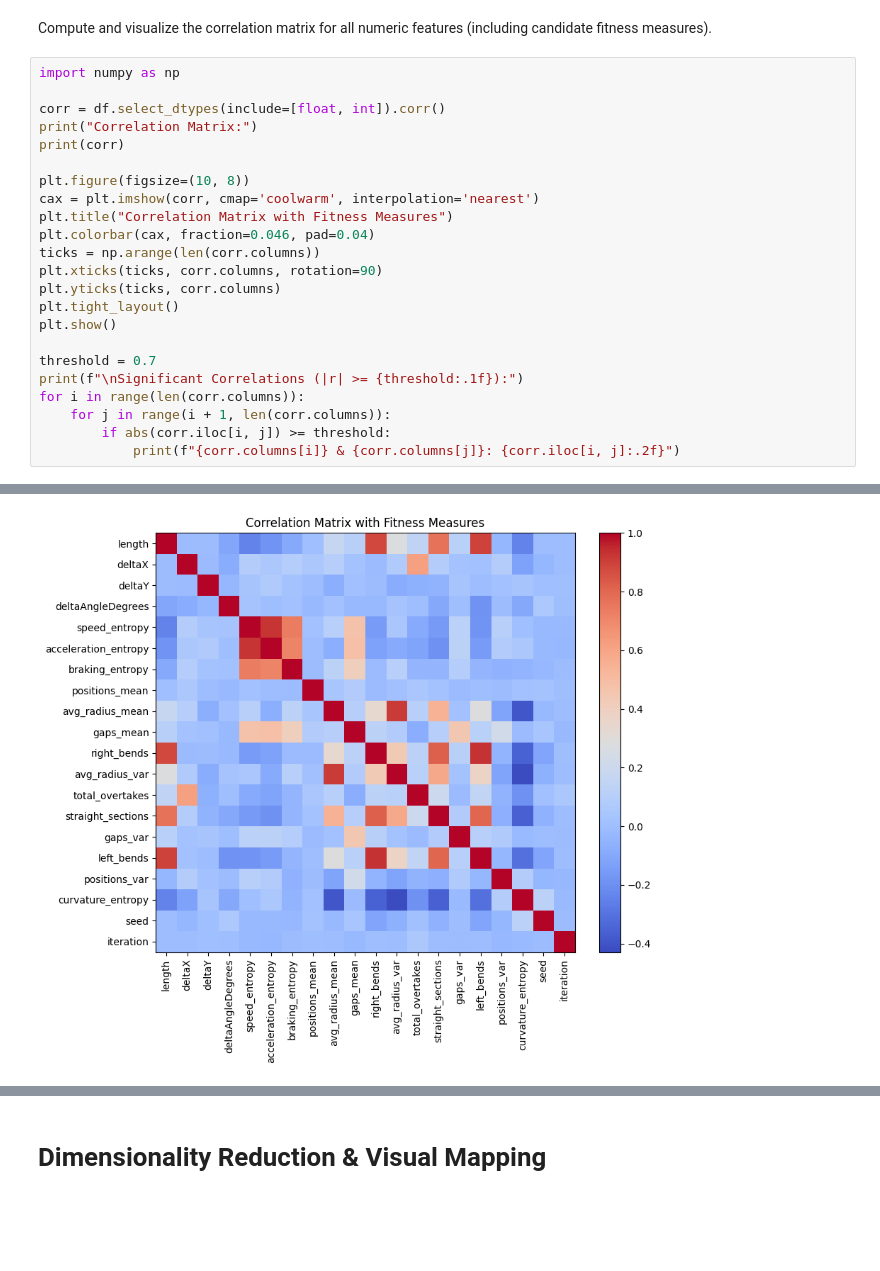
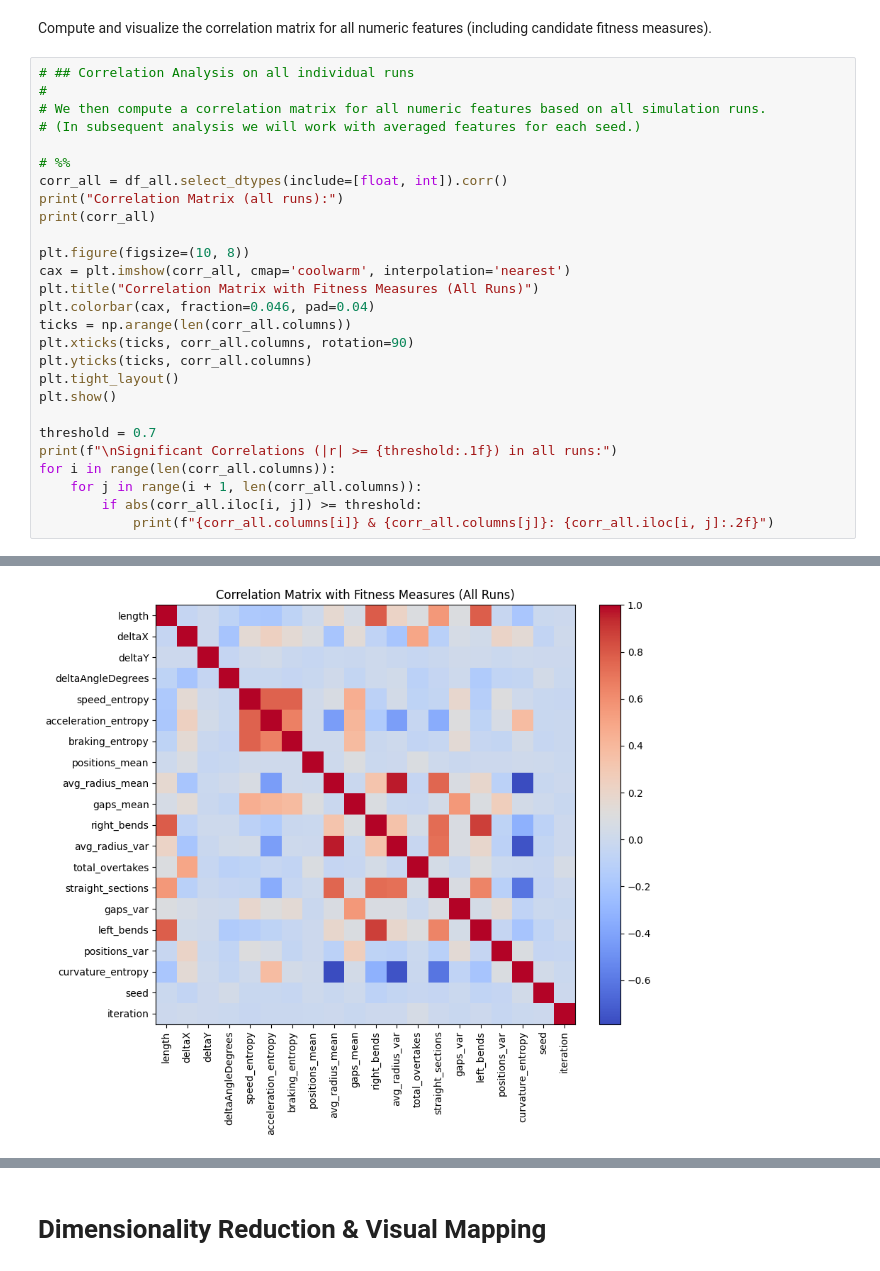
Before and after one commit to martinopiaggi/Quality-Diversity-for-Racing-Track-Design, a Jupyter notebook: data_analysis/noiseness_analysis.ipynb, the cells around one changed output, grey strips where cells are left out. Saved outputs shown, nothing was run; the diff lists cells and outputs as text; blank space fills up the shorter version.

Commit message:
better noiseness analysis

```diff
--- a/data_analysis/noiseness_analysis.ipynb
+++ b/data_analysis/noiseness_analysis.ipynb
@@ -115,26 +181,30 @@ KeyError: 'positions_mean'
 # %% [markdown]
 Compute and visualize the correlation matrix for all numeric features (including candidate fitness measures).
 # %%
-import numpy as np
+# ## Correlation Analysis on all individual runs
+#
+# We then compute a correlation matrix for all numeric features based on all simulation runs.
+# (In subsequent analysis we will work with averaged features for each seed.)
 
-corr = df.select_dtypes(include=[float, int]).corr()
-print("Correlation Matrix:")
-print(corr)
+# %%
+corr_all = df_all.select_dtypes(include=[float, int]).corr()
+print("Correlation Matrix (all runs):")
+print(corr_all)
 
 plt.figure(figsize=(10, 8))
-cax = plt.imshow(corr, cmap='coolwarm', interpolation='nearest')
-plt.title("Correlation Matrix with Fitness Measures")
+cax = plt.imshow(corr_all, cmap='coolwarm', interpolation='nearest')
+plt.title("Correlation Matrix with Fitness Measures (All Runs)")
 plt.colorbar(cax, fraction=0.046, pad=0.04)
-ticks = np.arange(len(corr.columns))
-plt.xticks(ticks, corr.columns, rotation=90)
-plt.yticks(ticks, corr.columns)
+ticks = np.arange(len(corr_all.columns))
+plt.xticks(ticks, corr_all.columns, rotation=90)
+plt.yticks(ticks, corr_all.columns)
 plt.tight_layout()
 plt.show()
 
 threshold = 0.7
-print(f"\nSignificant Correlations (|r| >= {threshold:.1f}):")
-for i in range(len(corr.columns)):
-    for j in range(i + 1, len(corr.columns)):
-        if abs(corr.iloc[i, j]) >= threshold:
-            print(f"{corr.columns[i]} & {corr.columns[j]}: {corr.iloc[i, j]:.2f}")
+print(f"\nSignificant Correlations (|r| >= {threshold:.1f}) in all runs:")
+for i in range(len(corr_all.columns)):
+    for j in range(i + 1, len(corr_all.columns)):
+        if abs(corr_all.iloc[i, j]) >= threshold:
+            print(f"{corr_all.columns[i]} & {corr_all.columns[j]}: {corr_all.iloc[i, j]:.2f}")
 # %% [output]
@@ -158 +228 @@ iteration            -0.004783   1.000000
-[figure, old version]
+[figure, new version]
```
Also changed, not shown: parts of 28 cells of this notebook, 1 other file.
